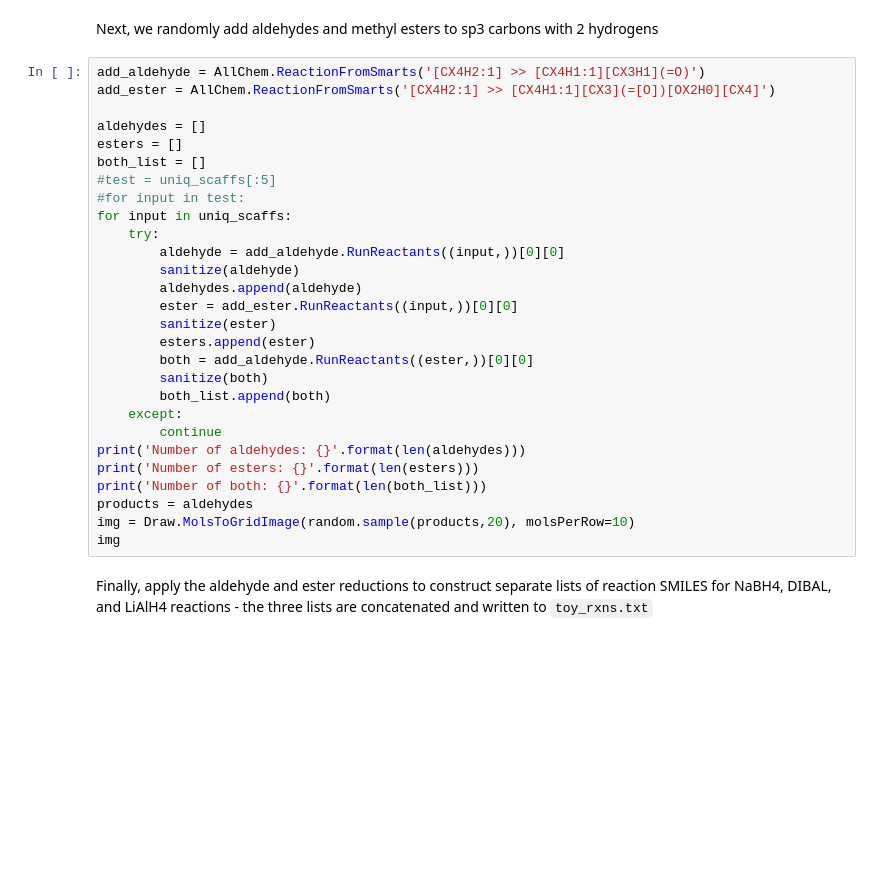
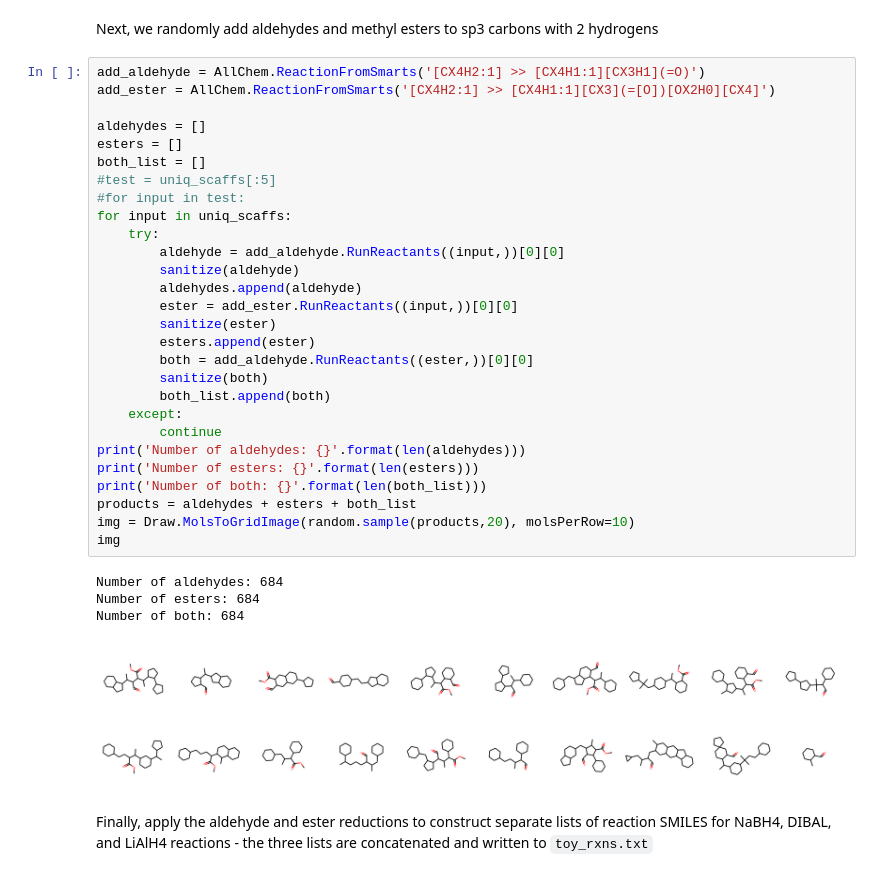
Before and after one commit to davkovacs/MTExplainer, a Jupyter notebook: experiments/toy_model/dataset_construction.ipynb, the cells around one changed output. Drawn from its saved outputs; the diff is of its cells as text; blank space fills up the shorter version.

```diff
--- a/experiments/toy_model/dataset_construction.ipynb
+++ b/experiments/toy_model/dataset_construction.ipynb
@@ -89,31 +98,36 @@ Next, we randomly add aldehydes and methyl esters to sp3 carbons with 2 hydrogen
 # %%
 add_aldehyde = AllChem.ReactionFromSmarts('[CX4H2:1] >> [CX4H1:1][CX3H1](=O)')
 add_ester = AllChem.ReactionFromSmarts('[CX4H2:1] >> [CX4H1:1][CX3](=[O])[OX2H0][CX4]')
 
 aldehydes = []
 esters = []
 both_list = []
 #test = uniq_scaffs[:5]
 #for input in test:
 for input in uniq_scaffs:
     try:
         aldehyde = add_aldehyde.RunReactants((input,))[0][0]
         sanitize(aldehyde)
         aldehydes.append(aldehyde)
         ester = add_ester.RunReactants((input,))[0][0]
         sanitize(ester)
         esters.append(ester)
         both = add_aldehyde.RunReactants((ester,))[0][0]
         sanitize(both)
         both_list.append(both)
     except:
         continue
 print('Number of aldehydes: {}'.format(len(aldehydes)))
 print('Number of esters: {}'.format(len(esters)))
 print('Number of both: {}'.format(len(both_list)))
-products = aldehydes
+products = aldehydes + esters + both_list
 img = Draw.MolsToGridImage(random.sample(products,20), molsPerRow=10)
 img
+# %% [output]
+Number of aldehydes: 684
+Number of esters: 684
+Number of both: 684
+[figure, added]
 # %% [markdown]
 Finally, apply the aldehyde and ester reductions to construct separate lists of reaction SMILES for NaBH4, DIBAL, and LiAlH4 reactions - the three lists are concatenated and written to `toy_rxns.txt`
 # %%
```
Also changed, not shown: parts of 6 cells of this notebook, 10 other files.
